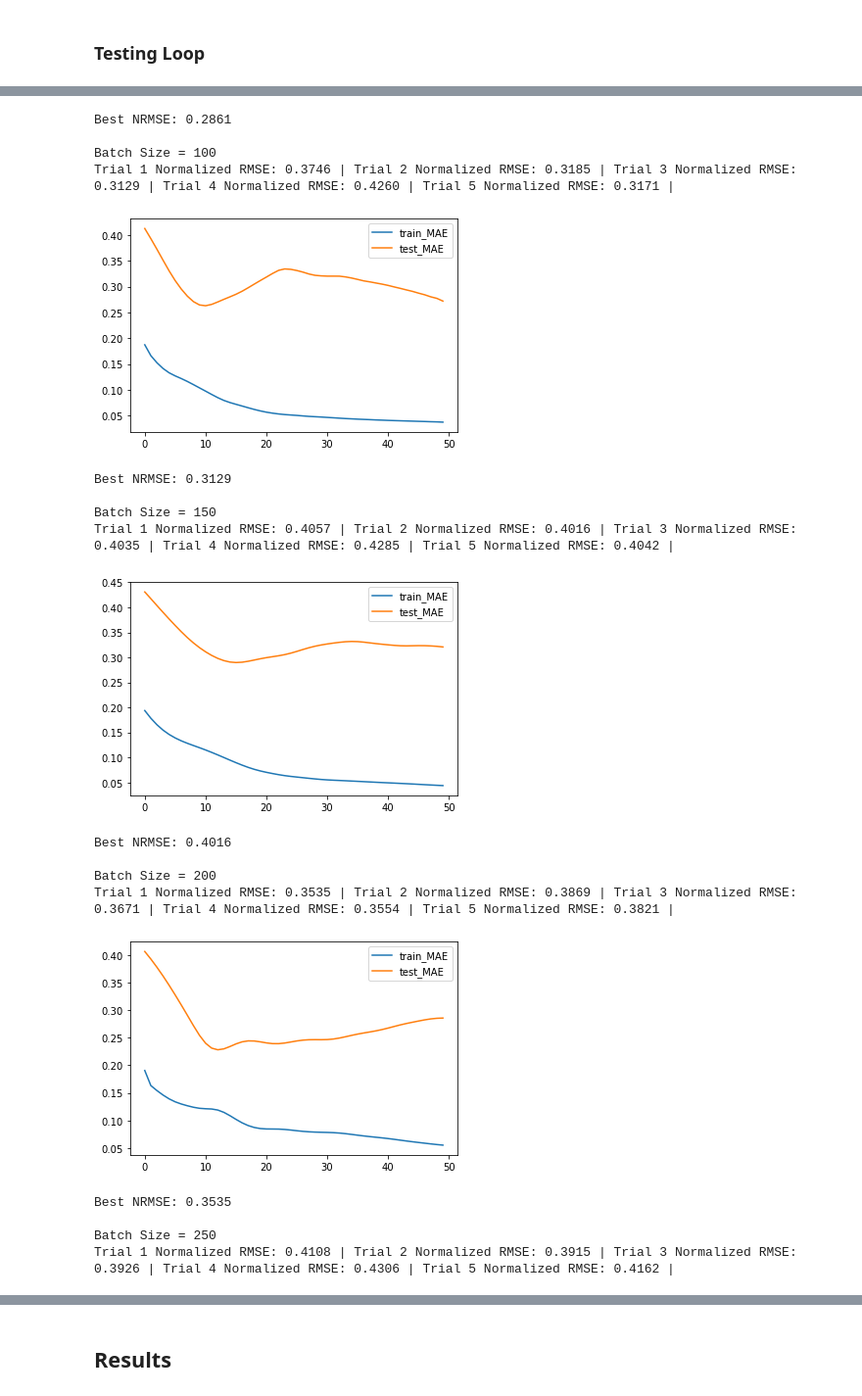
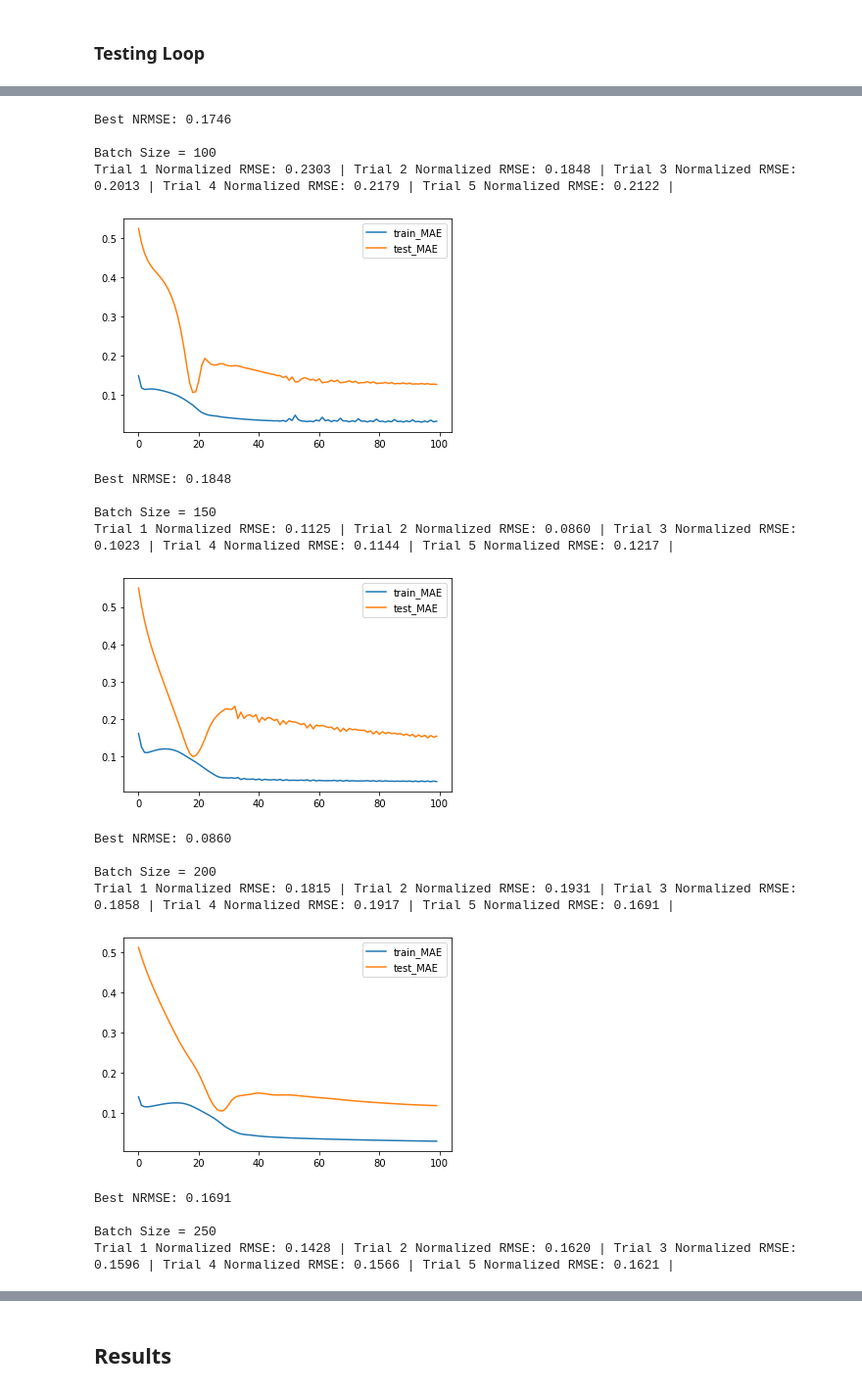
Before and after one commit to TLChilton/Senior_Capstone, a Jupyter notebook: Thomas/LSTMTestBed.ipynb, the cells around one changed output, grey strips where cells are left out. Shown at 98% size. Saved outputs shown, nothing was run; the diff lists cells and outputs as text; code cells hidden in the pictures.

```diff
--- a/Thomas/LSTMTestBed.ipynb
+++ b/Thomas/LSTMTestBed.ipynb
@@ -34,7 +48,7 @@ from statistics import mean
 ## Preparing Data
 # %%
 # Loading Preprocessed Data File
-df = pd.read_csv("preprocessed_MoreRecent.csv",usecols=['Date','Close','Tesla Trend','Month','Day of the Month','Day of the Week'], parse_dates=['Date'],index_col=0)
+df = pd.read_csv("preprocessed_MoreRecent.csv",usecols=['Date','Close','Tesla Trend','Musk Trend','Month','Day of the Month','Day of the Week'], parse_dates=['Date'],index_col=0)
 #df = pd.read_csv("preprocessed_MoreRecent.csv", parse_dates=['Date'],index_col=0)
 df.dropna(inplace=True)
 df = df.loc[(df.index >= '2019-01-01')]
@@ -97,8 +119,8 @@ values = values.astype('float32')
 scaler = MinMaxScaler(feature_range=(0,1))
 scaled = scaler.fit_transform(values)
 # %%
-n_in = 30               # look back
-n_out = 365             # look forward
+n_in = 10               # look back
+n_out = 90              # look forward
 n_predict = 1           # n_predict = number of data points you want to predict / n_out
 percent_train = 0.70    # percent as decimal
 
@@ -170,13 +192,14 @@ from sklearn.metrics import mean_squared_error
 
 # Adjustable Hyperparameters
 n_trials = 5
-n_epochs = 50
+n_epochs = 100
 batch_size = 700
 n_neurons = 40
 dropout = 0.00                                      # default is 0.0
 learning_rate = 0.001                               # default is 0.001
 testingArray = [60, 100, 150, 200, 250, 300, 400, 500, 600, 700, 800]
 verbose = 0                                         # 0, 1, or 2
+thingTested = "Batch Size"                          # just for output purposes
 
 # Results Dictionary
 results = {}
@@ -184,10 +207,12 @@ results["best_nrmse"] = {}
 results["best_history"] = {}
 results["best_invy"] = {}
 results["best_invyhat"] = {}
-scaler.fit(df["Close"][len(dates)-(n_out*n_predict):].values.reshape(-1,1))
+results["best_model"] = {}
+scaler.fit(df["Close"].values.reshape(-1,1))
+inv_y = scaler.inverse_transform(predict_y).reshape(n_out*n_predict)
 
 for testingThing in testingArray:
-    print("Batch Size = %s" %(testingThing))         # Change this to whatever parameter you're testing
+    print("%s = %s" %(thingTested, testingThing))
     for r in range(n_trials):
         print("Trial %i " %(r+1), end="")
         model, history = fit_lstm(
@@ -202,7 +227,6 @@ for testingThing in testingArray:
         # Make Prediction
         yhat = model.predict(predict_X)
         inv_yhat = scaler.inverse_transform(yhat.reshape(-1,1)).reshape(n_out*n_predict)
-        inv_y = scaler.inverse_transform(predict_y).reshape(n_out*n_predict)
         # calculate RMSE and NRMSE
         rmse = sqrt(mean_squared_error(inv_y, inv_yhat))
         normalized_rmse = rmse/(mean(inv_y))
@@ -211,8 +235,13 @@ for testingThing in testingArray:
         if testingThing not in results["best_nrmse"] or normalized_rmse < results["best_nrmse"][testingThing]:
             results["best_nrmse"][testingThing] = normalized_rmse
             results["best_history"][testingThing] = history
-            results["best_invy"][testingThing] = inv_y
             results["best_invyhat"][testingThing] = inv_yhat
+            results["best_model"][testingThing] = model
+            if "overall_best" not in results["best_nrmse"] or normalized_rmse < results["best_nrmse"]["overall_best"]:
+                results["best_nrmse"]["overall_best"] = normalized_rmse
+                results["best_history"]["overall_best"] = history
+                results["best_invyhat"]["overall_best"] = inv_yhat
+                results["best_model"]["overall_best"] = model
     print()
     pyplot.figure()
     pyplot.plot(results["best_history"][testingThing].history['loss'], label='train_MAE')
@@ -227,19 +256,19 @@ Trial 1 Normalized RMSE: 0.2861 | Trial 2 Normalized RMSE: 0.3646 | Trial 3 Norm
-Best NRMSE: 0.2861
+Best NRMSE: 0.1746
 
 Batch Size = 100
-Trial 1 Normalized RMSE: 0.3746 | Trial 2 Normalized RMSE: 0.3185 | Trial 3 Normalized RMSE: 0.3129 | Trial 4 Normalized RMSE: 0.4260 | Trial 5 Normalized RMSE: 0.3171 |
+Trial 1 Normalized RMSE: 0.2303 | Trial 2 Normalized RMSE: 0.1848 | Trial 3 Normalized RMSE: 0.2013 | Trial 4 Normalized RMSE: 0.2179 | Trial 5 Normalized RMSE: 0.2122 |
-[figure, old version]
+[figure, new version]
-Best NRMSE: 0.3129
+Best NRMSE: 0.1848
 
 Batch Size = 150
-Trial 1 Normalized RMSE: 0.4057 | Trial 2 Normalized RMSE: 0.4016 | Trial 3 Normalized RMSE: 0.4035 | Trial 4 Normalized RMSE: 0.4285 | Trial 5 Normalized RMSE: 0.4042 |
+Trial 1 Normalized RMSE: 0.1125 | Trial 2 Normalized RMSE: 0.0860 | Trial 3 Normalized RMSE: 0.1023 | Trial 4 Normalized RMSE: 0.1144 | Trial 5 Normalized RMSE: 0.1217 |
-[figure, old version]
+[figure, new version]
-Best NRMSE: 0.4016
+Best NRMSE: 0.0860
 
 Batch Size = 200
-Trial 1 Normalized RMSE: 0.3535 | Trial 2 Normalized RMSE: 0.3869 | Trial 3 Normalized RMSE: 0.3671 | Trial 4 Normalized RMSE: 0.3554 | Trial 5 Normalized RMSE: 0.3821 |
+Trial 1 Normalized RMSE: 0.1815 | Trial 2 Normalized RMSE: 0.1931 | Trial 3 Normalized RMSE: 0.1858 | Trial 4 Normalized RMSE: 0.1917 | Trial 5 Normalized RMSE: 0.1691 |
-[figure, old version]
+[figure, new version]
-Best NRMSE: 0.3535
+Best NRMSE: 0.1691
 
 Batch Size = 250
-Trial 1 Normalized RMSE: 0.4108 | Trial 2 Normalized RMSE: 0.3915 | Trial 3 Normalized RMSE: 0.3926 | Trial 4 Normalized RMSE: 0.4306 | Trial 5 Normalized RMSE: 0.4162 |
+Trial 1 Normalized RMSE: 0.1428 | Trial 2 Normalized RMSE: 0.1620 | Trial 3 Normalized RMSE: 0.1596 | Trial 4 Normalized RMSE: 0.1566 | Trial 5 Normalized RMSE: 0.1621 |
```
Also changed, not shown: parts of 12 cells of this notebook, 1 other file.
